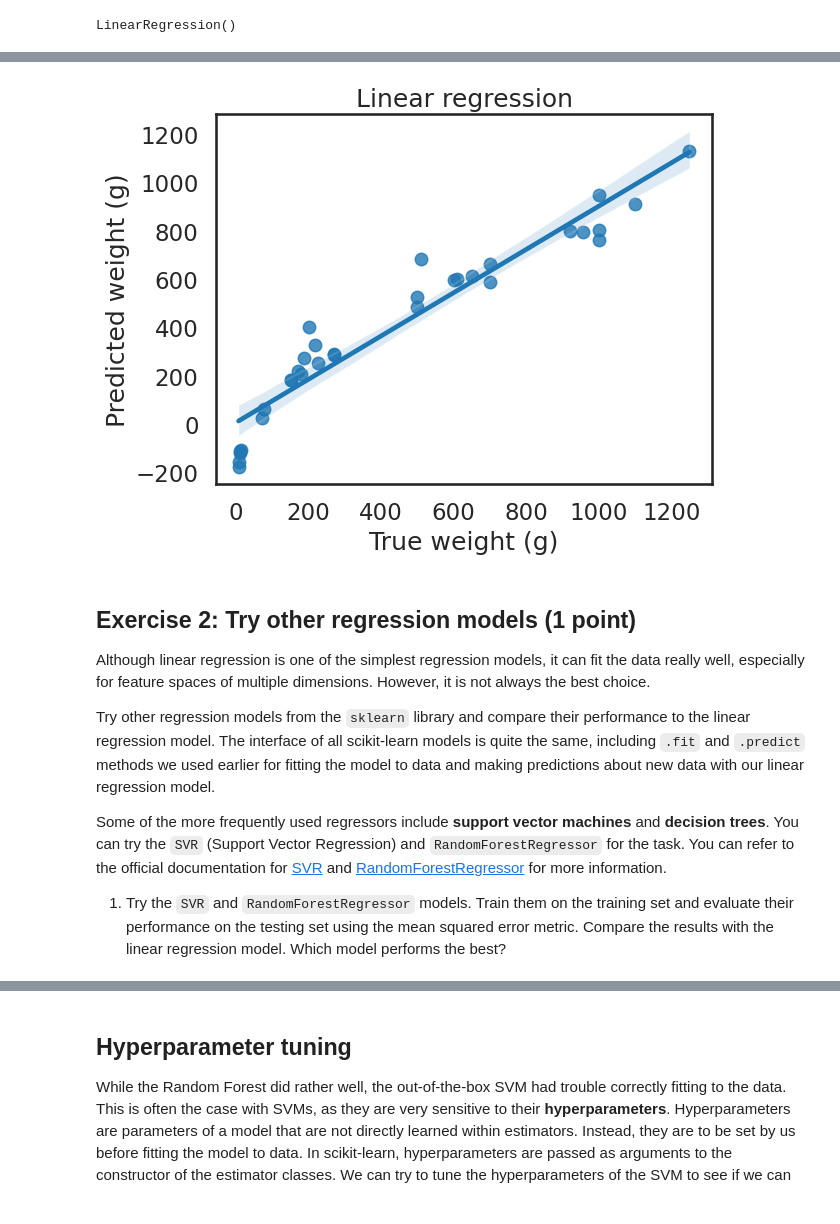
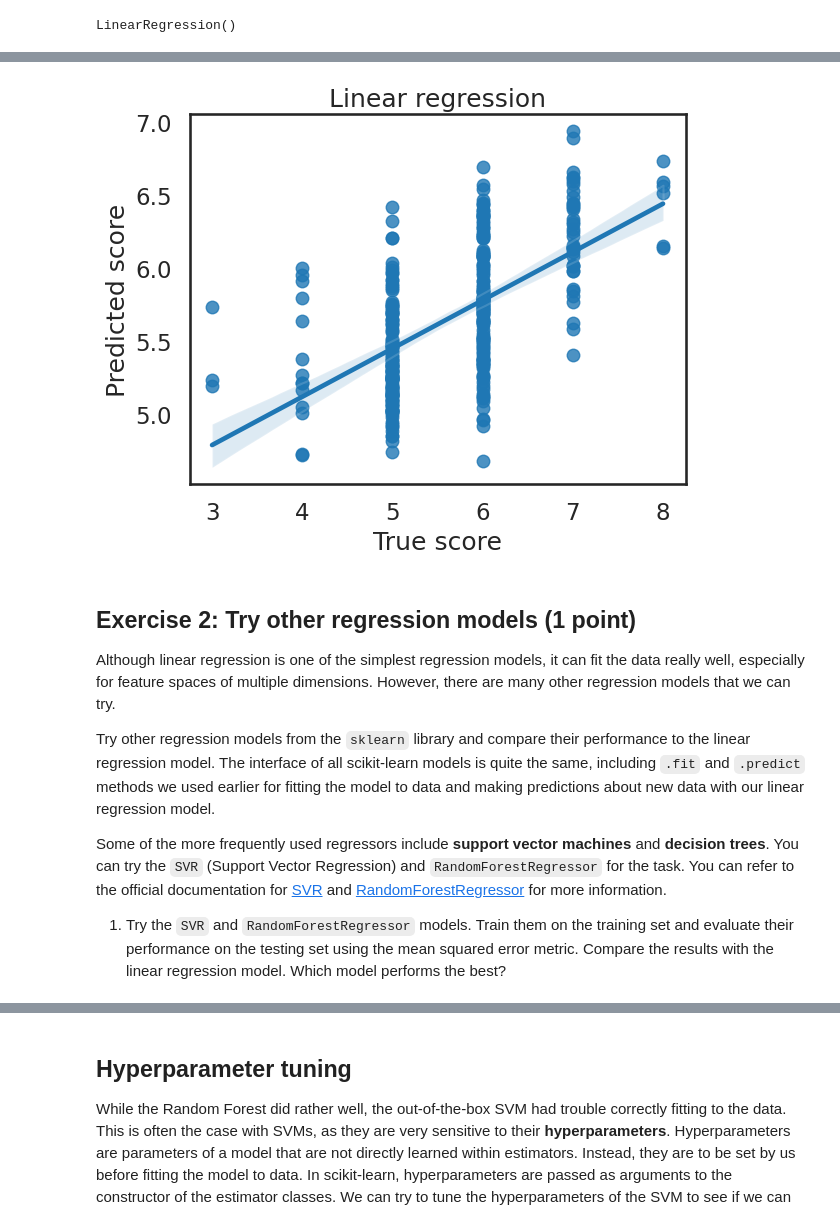
Before and after one commit to hubertrybka/pum-24, a Jupyter notebook: lab3-2.ipynb, the cells around one changed output, grey strips where cells are left out. Drawn from its saved outputs; the diff is of its cells as text; code cells hidden in the pictures.

```diff
--- a/lab3-2.ipynb
+++ b/lab3-2.ipynb
@@ -9,7 +18,7 @@ import pandas as pd
 import warnings # This library is used to ignore warnings, don't worry about it for now
 warnings.filterwarnings('ignore') # This library is used to ignore warnings, don't worry about it for now
 # %%
-df = pd.read_csv('data/fish_market.csv') # read the data from the file
+df = pd.read_csv('data/winequality-red.csv') # read the data from the file
 
 # Let's take a look at the first 5 rows of the dataframe
 df.head()
@@ -32,7 +31,0 @@ In the dataset, the species of fish is a categorical feature. We cannot use it d
-# %%
-mapping_dictionary = {species: i for i, species in enumerate(df['Species'].unique())}
-
-new_column = df['Species'].map(mapping_dictionary) # returns a new column with encoded species
-
-df['Species_encoded'] = new_column # add the new column to the dataframe
-... # add the new column to the dataframe
@@ -48,0 +56,8 @@ y = df[label]
+# %%
+# Remove the rows with missing values is very straightforward in pandas. We can use the dropna() method.
+
+print('Number of rows before removing missing values:', len(df))
+
+df = df.dropna()
+
+print('Number of rows after removing missing values:', len(df))
@@ -49,3 +73,7 @@ y = df[label]
+# %%
+y = df['quality'] # extract the target variable (wine quality score) from the dataframe
+
+X = df.drop('quality', axis=1) # by dropping the 'quality' column, we are left with the features
 # %% [markdown]
 ## Split the data into train and test
 
@@ -95,26 +132,26 @@ ImportError: cannot import name 'root_mean_squared_error' from 'sklearn.metrics'
 # %%
 # Let's also plot the predictions against the true values
 
 import matplotlib.pyplot as plt
 import seaborn as sns
 
 def plot_predictions(y_test, y_pred, title='Linear regression'):
     sns.set_style("white")
     sns.set_context("talk")
 
     sns.regplot(x=y_test, y=y_pred)
 
     plt.title(title)
-    plt.xlabel('True weight (g)')
-    plt.ylabel('Predicted weight (g)')
+    plt.xlabel('True score')
+    plt.ylabel('Predicted score')
 
 plot_predictions(y_test, y_pred)
 # %% [output]
-[figure, old version]
+[figure, new version]
 # %% [markdown]
 ## Exercise 2: Try other regression models (1 point)
 
-Although linear regression is one of the simplest regression models, it can fit the data really well, especially for feature spaces of multiple dimensions. However, it is not always the best choice.
+Although linear regression is one of the simplest regression models, it can fit the data really well, especially for feature spaces of multiple dimensions. However, there are many other regression models that we can try.
 
 Try other regression models from the `sklearn` library and compare their performance to the linear regression model. The interface of all scikit-learn models is quite the same, including `.fit` and `.predict` methods we used earlier for fitting the model to data and making predictions about new data with our linear regression model.
 
```
Also changed, not shown: parts of 25 cells of this notebook, 5 other files.
